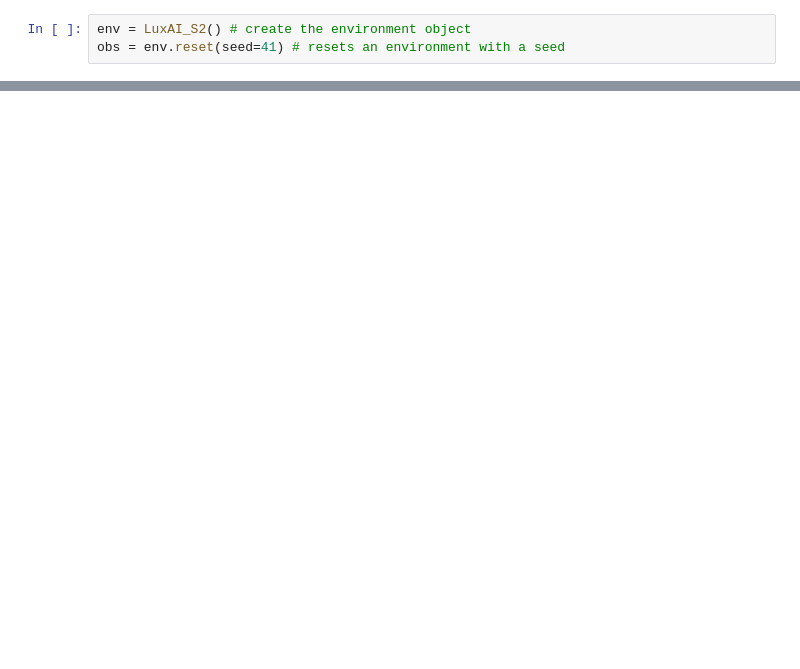
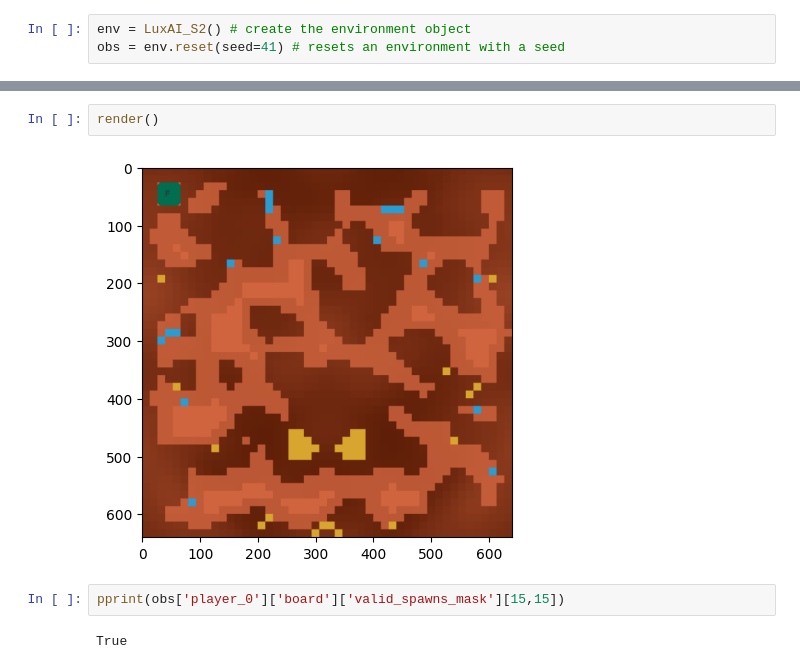
Before and after one commit to thinh-re/Lux-Design-S2, a Jupyter notebook: main.ipynb, the cells around one changed output, grey strips where cells are left out. Drawn from its saved outputs; the diff is of its cells as text; blank space fills up the shorter version.

```diff
--- a/main.ipynb
+++ b/main.ipynb
@@ -39,0 +109,8 @@ plt.imshow(img)
+# %%
+render()
+# %% [output]
+[figure, added]
+# %%
+pprint(obs['player_0']['board']['valid_spawns_mask'][15,15])
+# %% [output]
+True
```
Also changed, not shown: parts of 27 cells of this notebook, 3 other files.
